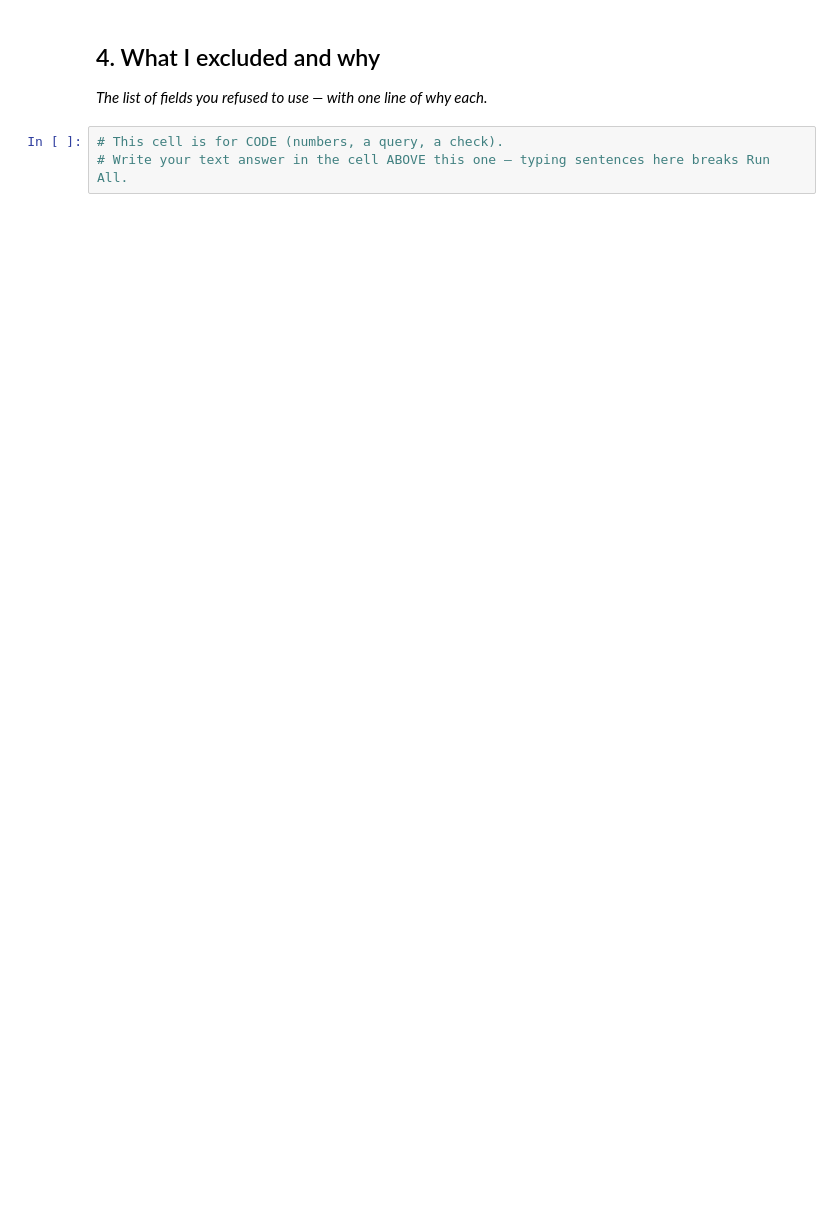
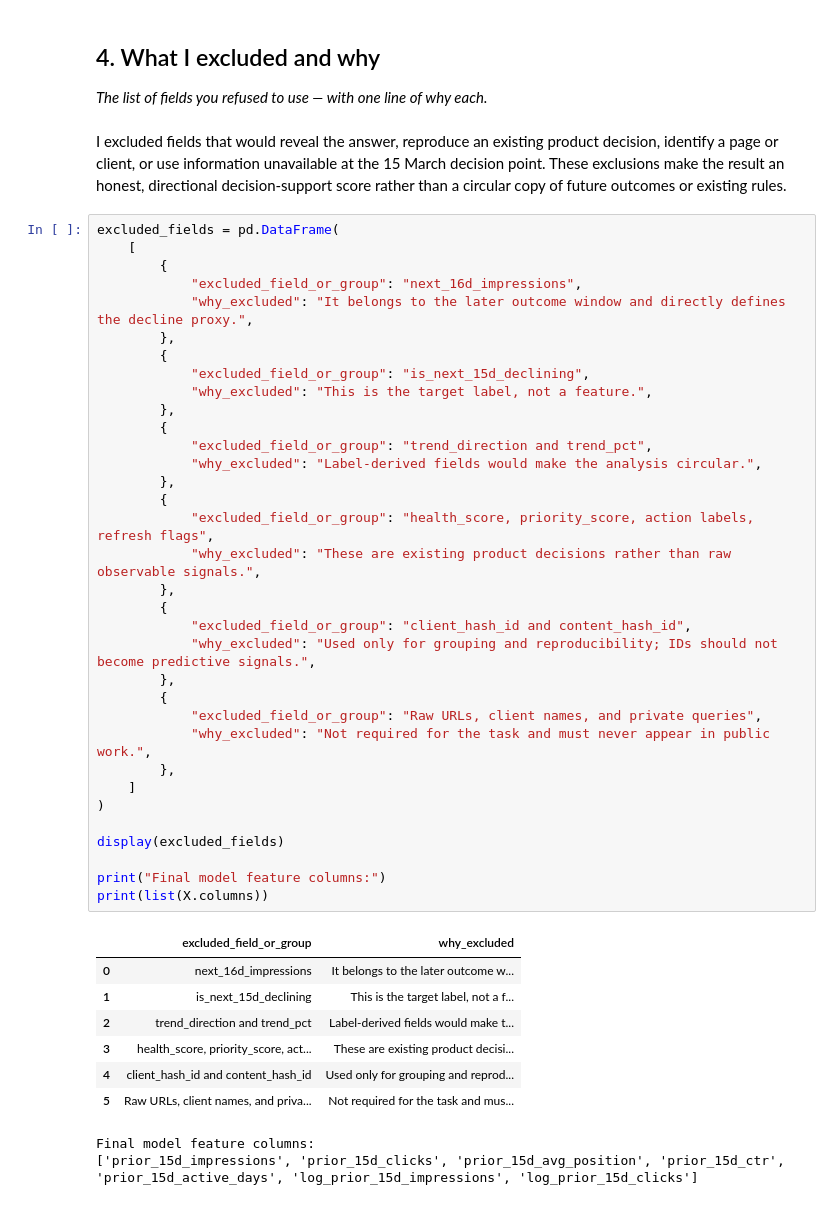
Before and after one commit to Ezgicode/FlyRAnk-AI, a Jupyter notebook: work/notebooks/w03_feature_leakage_check.ipynb, the cells around one changed output. Cells and saved outputs as stored; diff of their text form; blank space fills up the shorter version.

```diff
--- a/work/notebooks/w03_feature_leakage_check.ipynb
+++ b/work/notebooks/w03_feature_leakage_check.ipynb
@@ -31,9 +273,52 @@ This skeleton is yours to fill. Work the sections **in order** — each one has
 ## 4. What I excluded and why
 
 *The list of fields you refused to use — with one line of why each.*
-# %%
-# This cell is for CODE (numbers, a query, a check).
-# Write your text answer in the cell ABOVE this one — typing sentences here breaks Run All.
+# %% [markdown]
+I excluded fields that would reveal the answer, reproduce an existing product decision, identify a page or client, or use information unavailable at the 15 March decision point. These exclusions make the result an honest, directional decision-support score rather than a circular copy of future outcomes or existing rules.
+# %%
+excluded_fields = pd.DataFrame(
+    [
+        {
+            "excluded_field_or_group": "next_16d_impressions",
+            "why_excluded": "It belongs to the later outcome window and directly defines the decline proxy.",
+        },
+        {
+            "excluded_field_or_group": "is_next_15d_declining",
+            "why_excluded": "This is the target label, not a feature.",
+        },
+        {
+            "excluded_field_or_group": "trend_direction and trend_pct",
+            "why_excluded": "Label-derived fields would make the analysis circular.",
+        },
+        {
+            "excluded_field_or_group": "health_score, priority_score, action labels, refresh flags",
+            "why_excluded": "These are existing product decisions rather than raw observable signals.",
+        },
+        {
+            "excluded_field_or_group": "client_hash_id and content_hash_id",
+            "why_excluded": "Used only for grouping and reproducibility; IDs should not become predictive signals.",
+        },
+        {
+            "excluded_field_or_group": "Raw URLs, client names, and private queries",
+            "why_excluded": "Not required for the task and must never appear in public work.",
+        },
+    ]
+)
+
+display(excluded_fields)
+
+print("Final model feature columns:")
+print(list(X.columns))
+# %% [output]
+|  | excluded_field_or_group | why_excluded |
+| 0 | next_16d_impressions | It belongs to the later outcome w... |
+| 1 | is_next_15d_declining | This is the target label, not a f... |
+| 2 | trend_direction and trend_pct | Label-derived fields would make t... |
+| 3 | health_score, priority_score, act... | These are existing product decisi... |
+| 4 | client_hash_id and content_hash_id | Used only for grouping and reprod... |
+| 5 | Raw URLs, client names, and priva... | Not required for the task and mus... |
+Final model feature columns:
+['prior_15d_impressions', 'prior_15d_clicks', 'prior_15d_avg_position', 'prior_15d_ctr', 'prior_15d_active_days', 'log_prior_15d_impressions', 'log_prior_15d_clicks']
 # %% [markdown]
 ## Self-check
 
```
Also changed, not shown: parts of 11 cells of this notebook.
